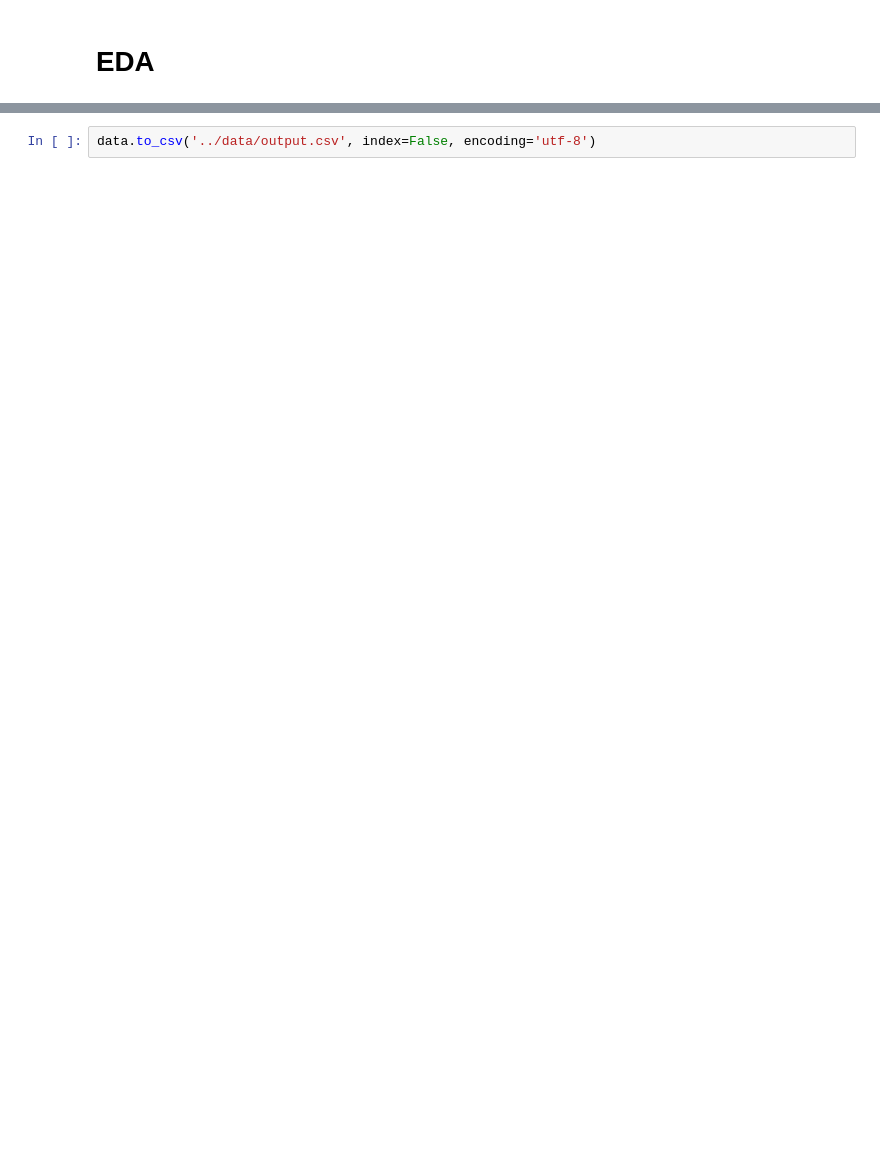
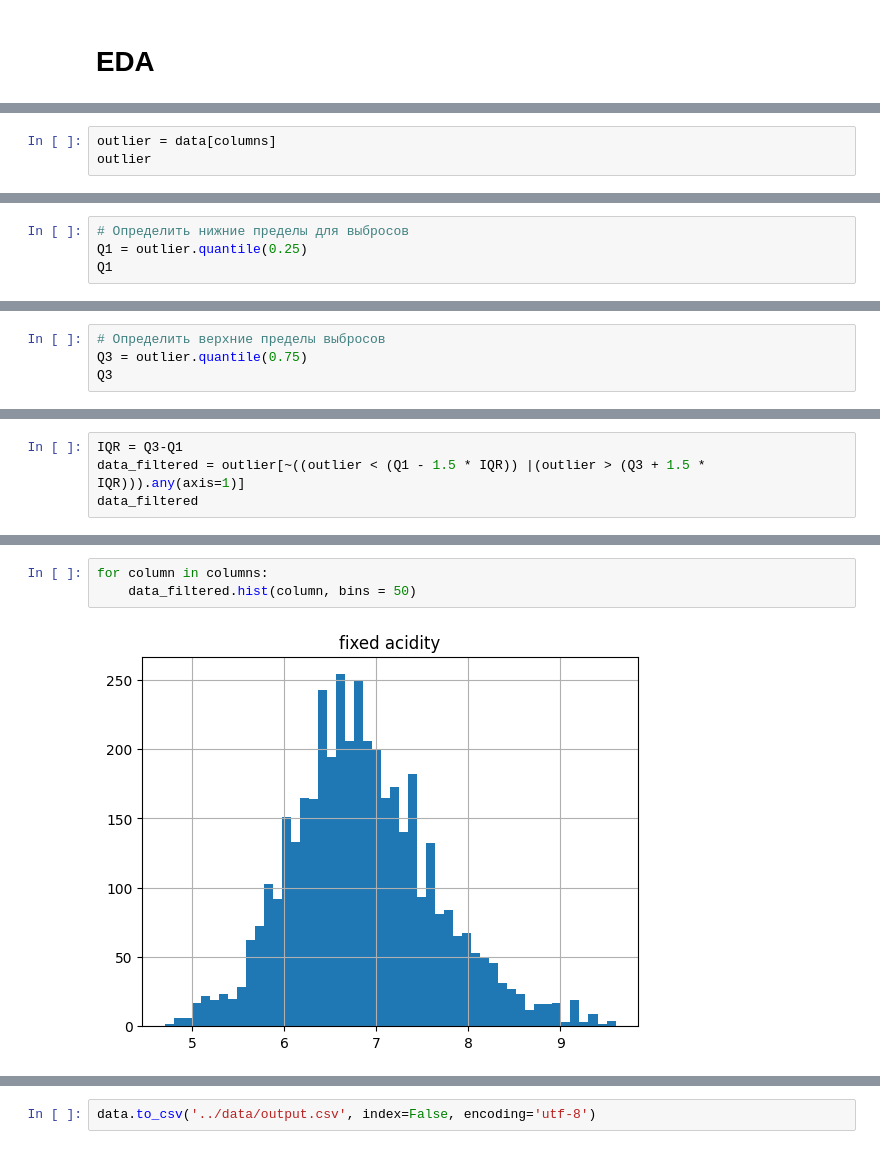
Before and after one commit to Baklanov-Daniil/master, a Jupyter notebook: mlbd/notebooks/lab1_k6.ipynb, the cells around one changed output, grey strips where cells are left out. Drawn from its saved outputs; the diff is of its cells as text; blank space fills up the shorter version.

```diff
--- a/mlbd/notebooks/lab1_k6.ipynb
+++ b/mlbd/notebooks/lab1_k6.ipynb
@@ -146,0 +174,3 @@ for column in columns:
+# %%
+outlier = data[columns]
+outlier
@@ -146,0 +191,4 @@ for column in columns:
+# %%
+# Определить нижние пределы для выбросов
+Q1 = outlier.quantile(0.25)
+Q1
@@ -146,0 +210,4 @@ for column in columns:
+# %%
+# Определить верхние пределы выбросов
+Q3 = outlier.quantile(0.75)
+Q3
@@ -146,0 +229,4 @@ for column in columns:
+# %%
+IQR = Q3-Q1
+data_filtered = outlier[~((outlier < (Q1 - 1.5 * IQR)) |(outlier > (Q3 + 1.5 * IQR))).any(axis=1)]
+data_filtered
@@ -146,0 +247,5 @@ for column in columns:
+# %%
+for column in columns:
+    data_filtered.hist(column, bins = 50)
+# %% [output]
+[figure, added]
```
Also changed, not shown: parts of 17 cells of this notebook, 1 other file.
